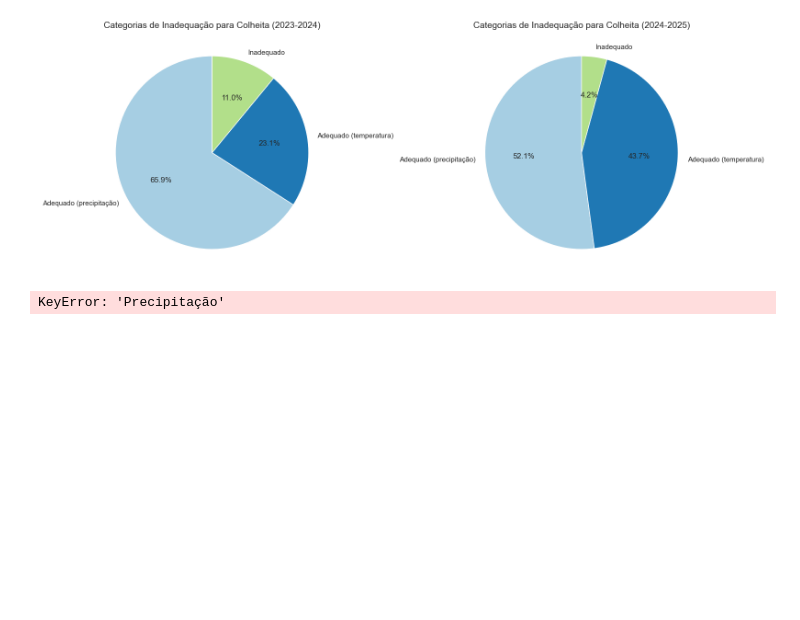
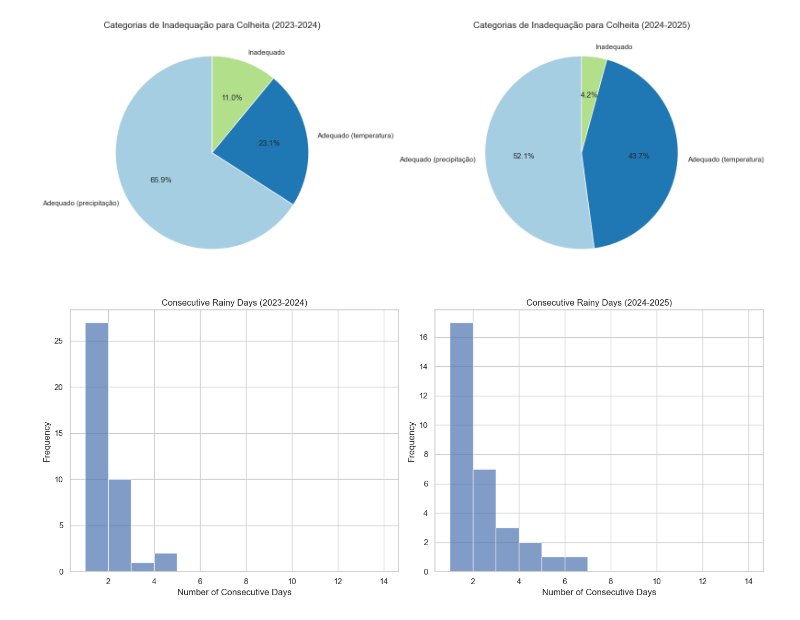
Before and after one commit to MRezende0/Analise_Estacao_Tapirus, a Jupyter notebook: analise_estacao_tapirus_ajustado.ipynb, the cells around one changed output. Saved outputs shown, nothing was run; the diff lists cells and outputs as text; code cells hidden in the pictures; blank space fills up the shorter version.

```diff
--- a/analise_estacao_tapirus_ajustado.ipynb
+++ b/analise_estacao_tapirus_ajustado.ipynb
@@ -1082,41 +1082,41 @@ def analyze_consecutive_rainy_days(df, threshold=0.5):
     threshold: minimum precipitation to consider a day as rainy
     """
     # Create a column indicating if a day is rainy
-    df['is_rainy'] = df['Precipitação'] > threshold
+    df['is_rainy'] = df['Precipitacao'] > threshold
 
     # Identify sequences of consecutive rainy days
     df['rainy_sequence'] = (df['is_rainy'] != df['is_rainy'].shift()).cumsum()
 
     # Count days in each sequence
     sequence_counts = df.groupby(['rainy_sequence', 'is_rainy']).size().reset_index(name='consecutive_days')
 
     # Filter for rainy sequences only
     rainy_sequences = sequence_counts[sequence_counts['is_rainy'] == True]
 
     return rainy_sequences
 
 # Analyze both datasets
 rainy_seq_2023_2024 = analyze_consecutive_rainy_days(df_2023_2024)
 rainy_seq_2024_2025 = analyze_consecutive_rainy_days(df_2024_2025)
 
 # Visualize distribution of consecutive rainy day sequences
 plt.figure(figsize=(14, 6))
 plt.subplot(1, 2, 1)
 plt.hist(rainy_seq_2023_2024['consecutive_days'], bins=range(1, 15), alpha=0.7)
 plt.title('Consecutive Rainy Days (2023-2024)')
 plt.xlabel('Number of Consecutive Days')
 plt.ylabel('Frequency')
 
 plt.subplot(1, 2, 2)
 plt.hist(rainy_seq_2024_2025['consecutive_days'], bins=range(1, 15), alpha=0.7)
 plt.title('Consecutive Rainy Days (2024-2025)')
 plt.xlabel('Number of Consecutive Days')
 plt.ylabel('Frequency')
 
 plt.tight_layout()
 plt.show()
 # %% [output]
-KeyError: 'Precipitação'
+[figure, added]
 # %%
 def rainfall_intensity_analysis(df):
     """Analyze rainfall events by intensity and duration"""
```
Also changed, not shown: parts of 5 cells of this notebook, 1 other file.
